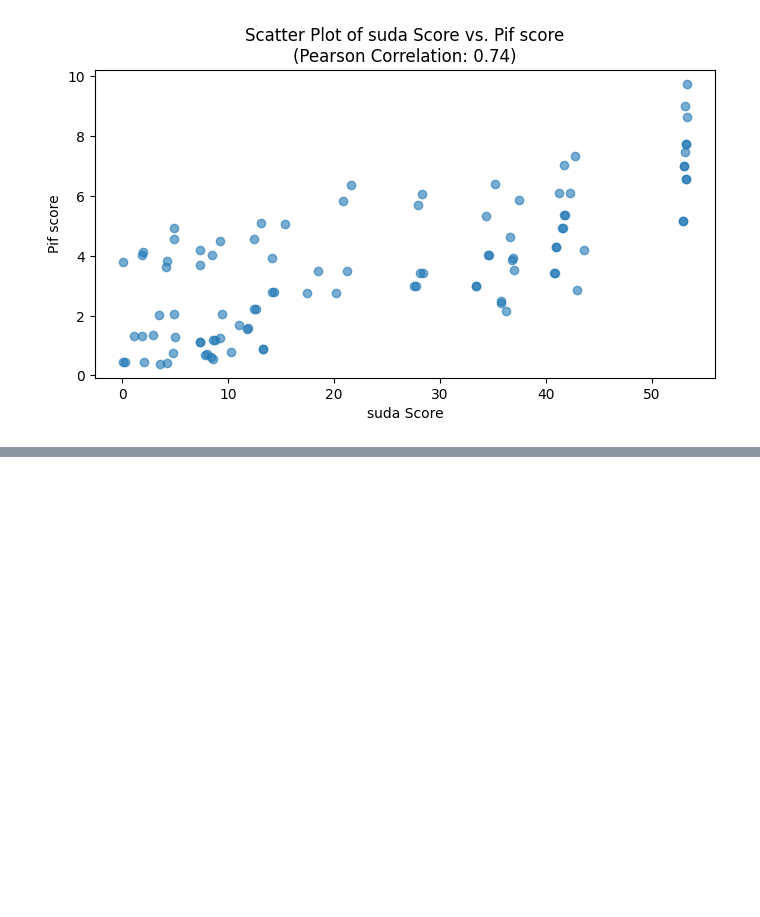
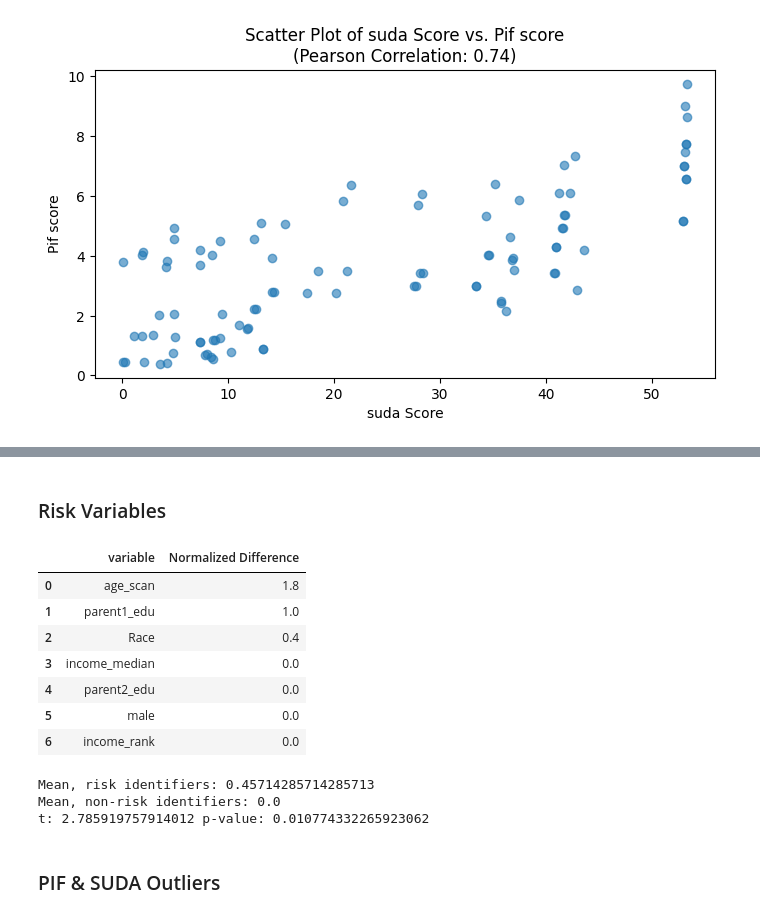
Before and after one commit to EmiKib/MetaprivBIDS-Assessment, a Jupyter notebook: Early-stressful-experiences-ds004228/EARLY_STRESSFUL_ds004228.ipynb, the cells around one changed output, grey strips where cells are left out. Drawn from its saved outputs; the diff is of its cells as text; code cells hidden in the pictures; blank space fills up the shorter version.

```diff
--- a/Early-stressful-experiences-ds004228/EARLY_STRESSFUL_ds004228.ipynb
+++ b/Early-stressful-experiences-ds004228/EARLY_STRESSFUL_ds004228.ipynb
@@ -99,0 +129,28 @@ Pearson correlation to PIF 95% & SUDA 0.7376789741959202
+# %% [markdown]
+### Risk Variables
+# %%
+k_combined_field
+# %% [output]
+|  | variable | Normalized Difference |
+| 0 | age_scan | 1.8 |
+| 1 | parent1_edu | 1.0 |
+| 2 | Race | 0.4 |
+| 3 | income_median | 0.0 |
+| 4 | parent2_edu | 0.0 |
+| 5 | male | 0.0 |
+| 6 | income_rank | 0.0 |
+# %%
+mean_risk_values = (k_combined_field['Normalized Difference']).mean()
+print('Mean, risk identifiers:',mean_risk_values)
+
+mean_risk_values = (k_combined_field_non_risk['Normalized Difference']).mean()
+print('Mean, non-risk identifiers:',mean_risk_values)
+
+t, p = stats.ttest_ind(k_combined_field['Normalized Difference'], k_combined_field_non_risk['Normalized Difference'])
+print('t:',t,'p-value:', p)
+# %% [output]
+Mean, risk identifiers: 0.45714285714285713
+Mean, non-risk identifiers: 0.0
+t: 2.785919757914012 p-value: 0.010774332265923062
+# %% [markdown]
+### PIF & SUDA Outliers
```
Also changed, not shown: parts of 10 cells of this notebook, 24 other files.
